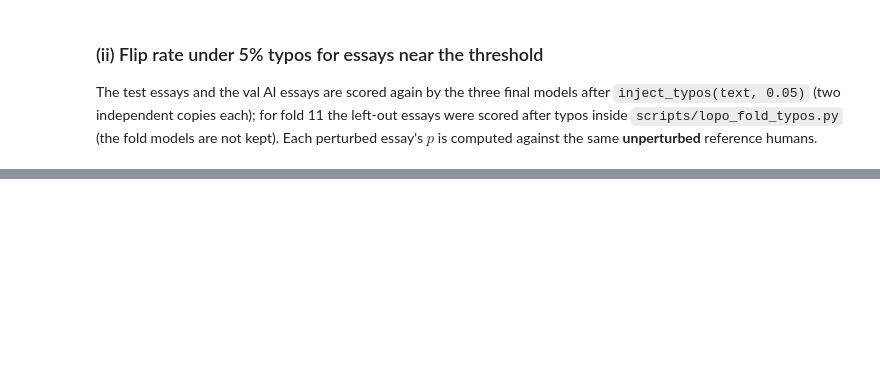
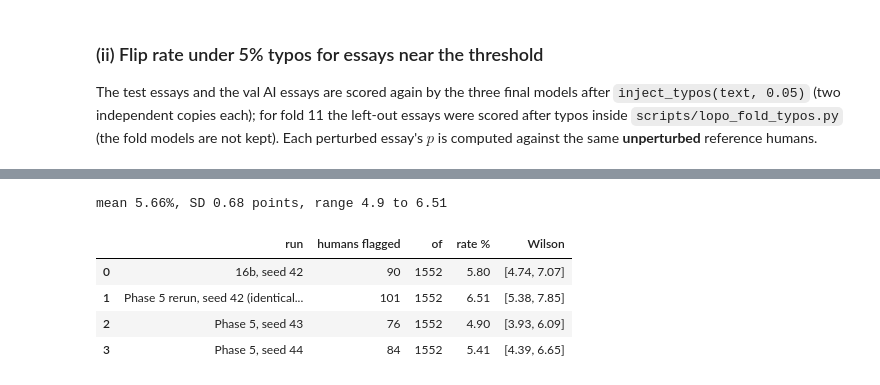
Before and after one commit to jaiveerminhas06/Ghost-Writer, a Jupyter notebook: Notebooks/19_ensemble_stability.ipynb, the cells around one changed output, grey strips where cells are left out. Cells and saved outputs as stored; diff of their text form; code cells hidden in the pictures; blank space fills up the shorter version.

```diff
--- a/Notebooks/19_ensemble_stability.ipynb
+++ b/Notebooks/19_ensemble_stability.ipynb
@@ -276,0 +362,15 @@ flip11
+# %%
+# (c) fold 11, original recipe, four runs: the 16b run, the Phase 5 rerun of the same seed, and two more seeds
+runs = pd.DataFrame({'run': ['16b, seed 42', 'Phase 5 rerun, seed 42 (identical recipe and seed)', 'Phase 5, seed 43', 'Phase 5, seed 44'],
+                     'humans flagged': [90, 101, 76, 84]})
+runs['of'] = 1552; runs['rate %'] = (100 * runs['humans flagged'] / runs['of']).round(2)
+runs['Wilson'] = [wilson_pct(k, 1552).split(' ', 1)[1] for k in runs['humans flagged']]
+print(f"mean {runs['rate %'].mean():.2f}%, SD {runs['rate %'].std(ddof=1):.2f} points, range {runs['rate %'].min()} to {runs['rate %'].max()}")
+runs
+# %% [output]
+mean 5.66%, SD 0.68 points, range 4.9 to 6.51
+|  | run | humans flagged | of | rate % | Wilson |
+| 0 | 16b, seed 42 | 90 | 1552 | 5.80 | [4.74, 7.07] |
+| 1 | Phase 5 rerun, seed 42 (identical... | 101 | 1552 | 6.51 | [5.38, 7.85] |
+| 2 | Phase 5, seed 43 | 76 | 1552 | 4.90 | [3.93, 6.09] |
+| 3 | Phase 5, seed 44 | 84 | 1552 | 5.41 | [4.39, 6.65] |
```
Also changed, not shown: parts of 11 cells of this notebook, 10 other files.
